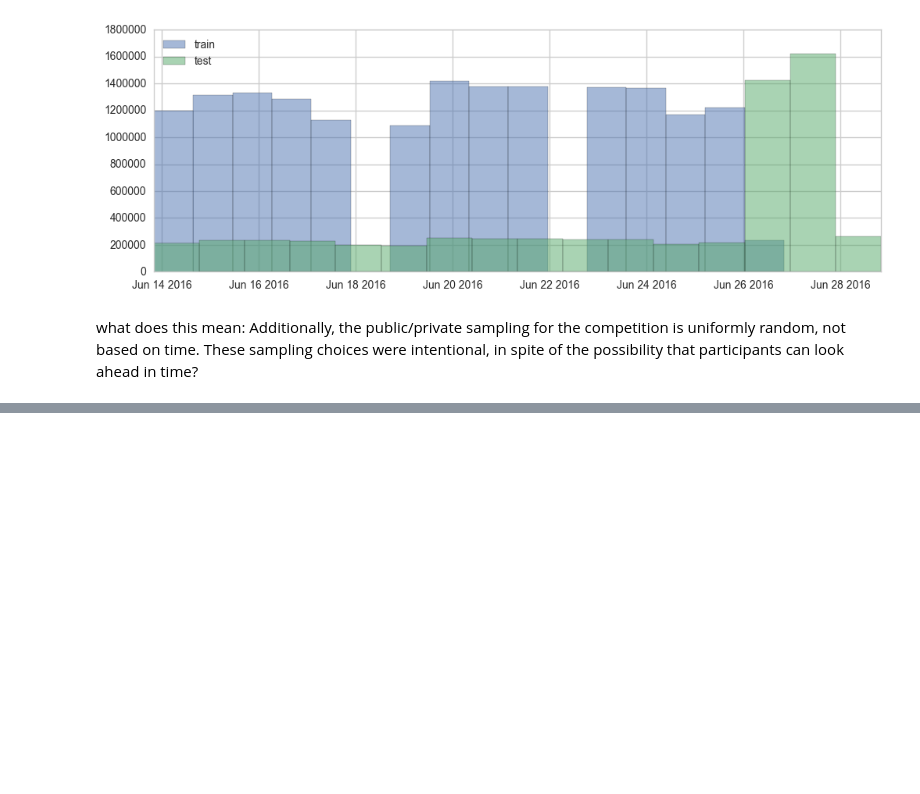
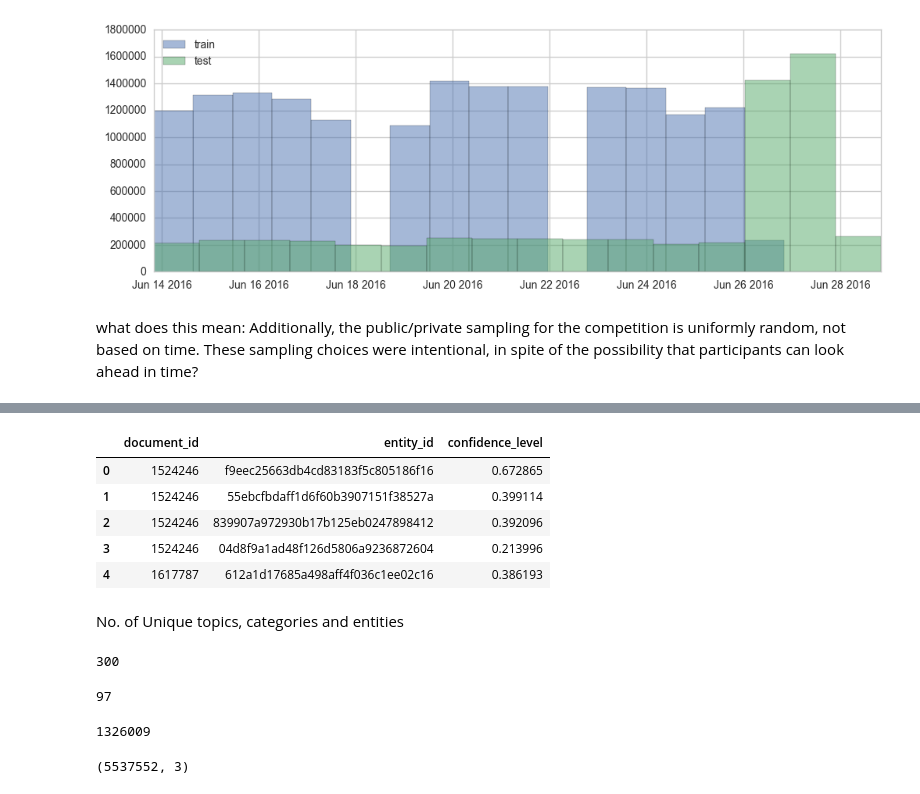
Before and after one commit to vishalchangrani/outbrain, a Jupyter notebook: Outbrain.ipynb, the cells around one changed output, grey strips where cells are left out. Saved outputs shown, nothing was run; the diff lists cells and outputs as text; code cells hidden in the pictures; blank space fills up the shorter version.

```diff
--- a/Outbrain.ipynb
+++ b/Outbrain.ipynb
@@ -81,0 +86,31 @@ what does this mean: Additionally, the public/private sampling for the competiti
+# %%
+topics = pd.read_csv('./data/documents_topics.csv',  dtype={"document_id": int, "topic_id": int, "confidence_level": float})
+categories = pd.read_csv('./data/documents_categories.csv',  dtype={"document_id": int, "category_id": int, "confidence_level": float})
+entities = pd.read_csv('./data/documents_entities.csv',  dtype={"document_id": int, "entity_id": str, "confidence_level": float})
+# %%
+entities.head()
+# %% [output]
+|  | document_id | entity_id | confidence_level |
+| 0 | 1524246 | f9eec25663db4cd83183f5c805186f16 | 0.672865 |
+| 1 | 1524246 | 55ebcfbdaff1d6f60b3907151f38527a | 0.399114 |
+| 2 | 1524246 | 839907a972930b17b125eb0247898412 | 0.392096 |
+| 3 | 1524246 | 04d8f9a1ad48f126d5806a9236872604 | 0.213996 |
+| 4 | 1617787 | 612a1d17685a498aff4f036c1ee02c16 | 0.386193 |
+# %% [markdown]
+No. of Unique topics, categories and entities
+# %%
+len(topics['topic_id'].unique())
+# %% [output]
+300
+# %%
+len(categories['category_id'].unique())
+# %% [output]
+97
+# %%
+len(entities['entity_id'].unique())
+# %% [output]
+1326009
+# %%
+entities.shape
+# %% [output]
+(5537552, 3)
```
Also changed, not shown: parts of 11 cells of this notebook.
